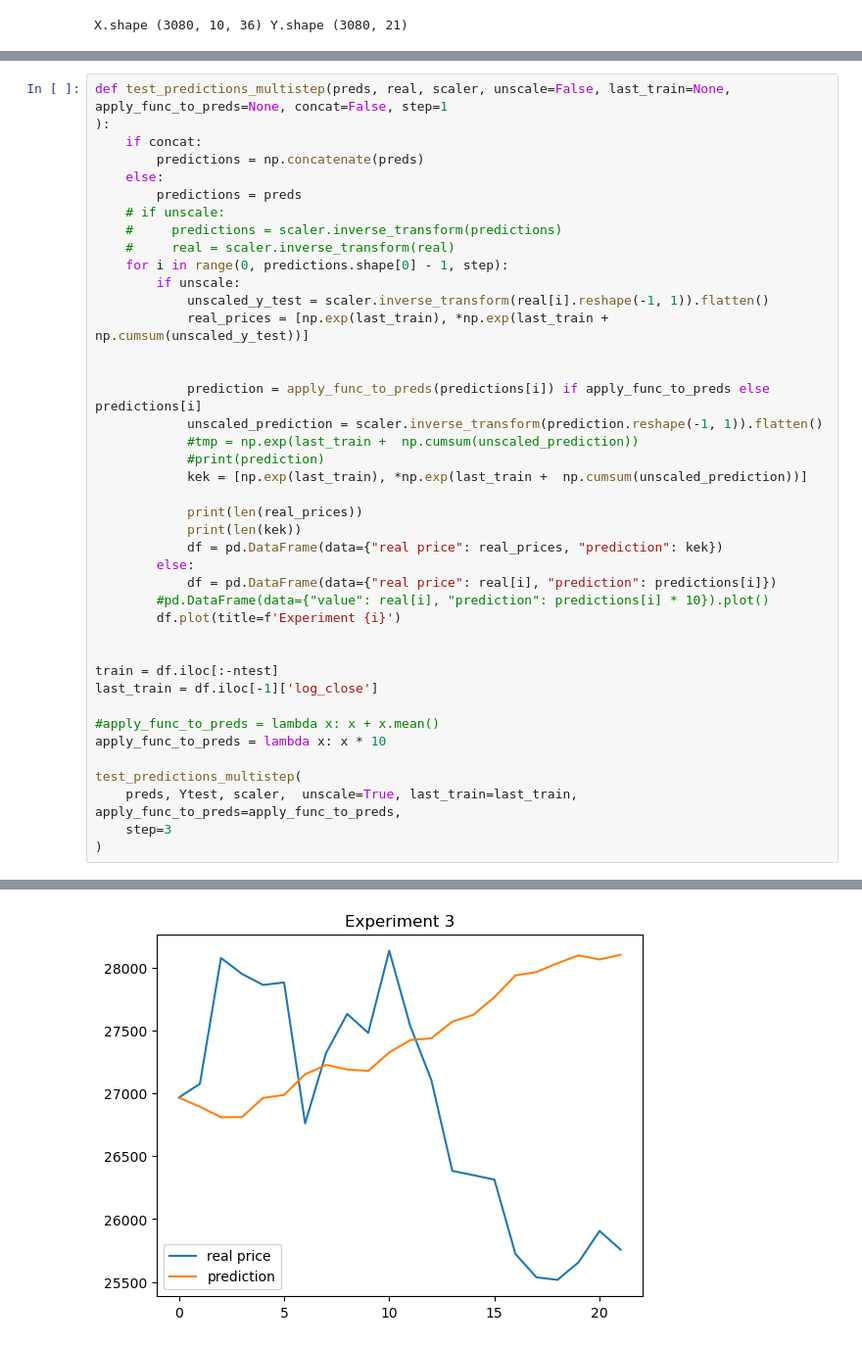
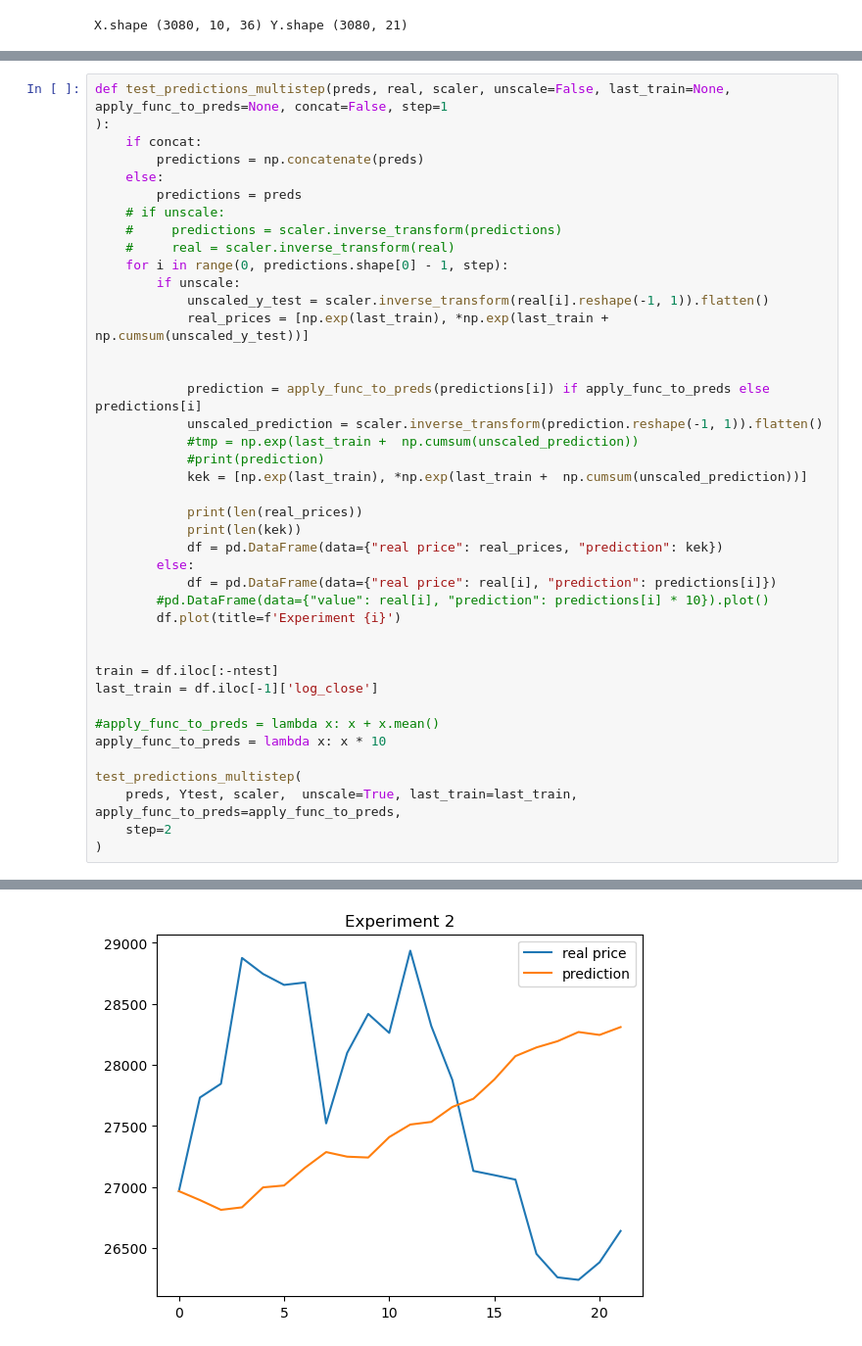
Before and after one commit to d1vory/Bitcoin-Price-Prediction, a Jupyter notebook: models/lstm/lstm_test.ipynb, the cells around one changed output, grey strips where cells are left out. Shown at 98% size. Cells and saved outputs as stored; diff of their text form.

```diff
--- a/models/lstm/lstm_test.ipynb
+++ b/models/lstm/lstm_test.ipynb
@@ -136,7 +135,7 @@ apply_func_to_preds = lambda x: x * 10
 
 test_predictions_multistep(
     preds, Ytest, scaler,  unscale=True, last_train=last_train, apply_func_to_preds=apply_func_to_preds,
-    step=3
+    step=2
 )
 # %% [output]
 22
@@ -156,2 +161,2 @@ test_predictions_multistep(
 [figure]
-[figure, old version]
+[figure, new version]
```
Also changed, not shown: parts of 2 cells of this notebook, 3 other files.
